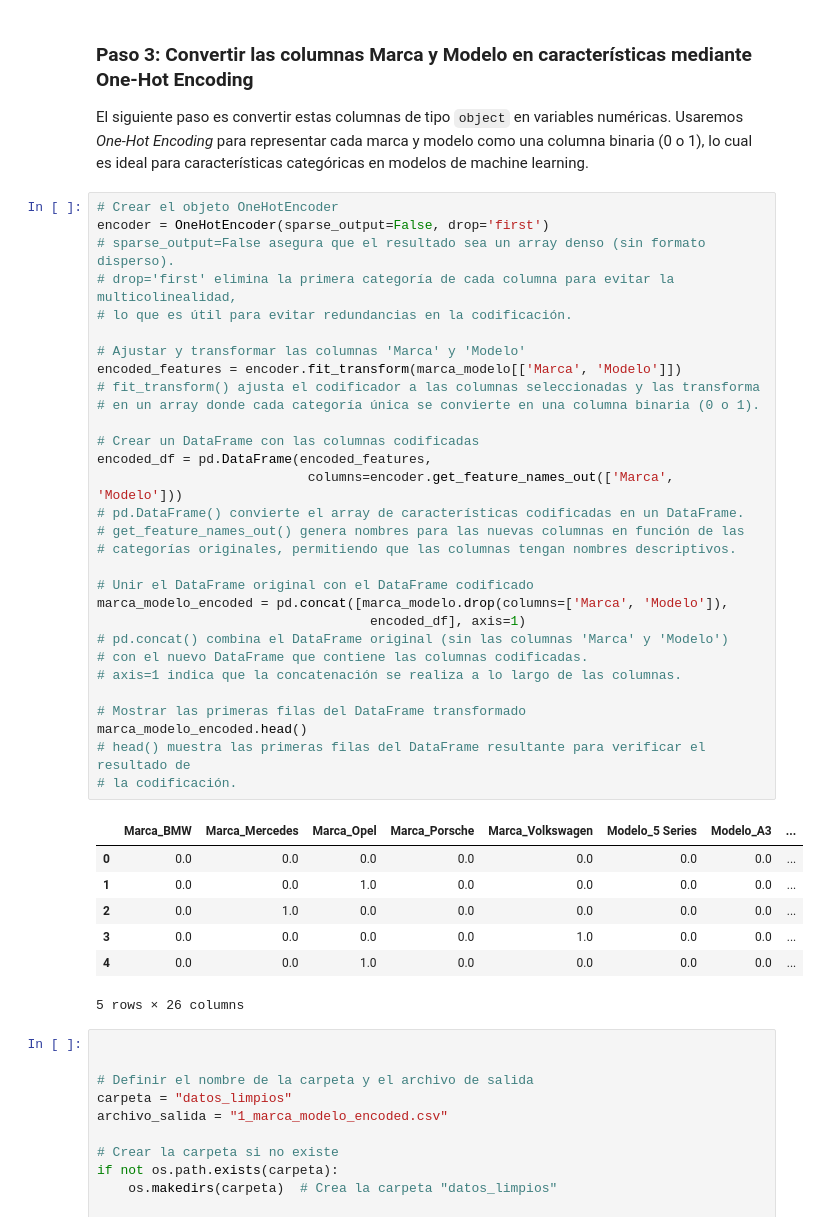
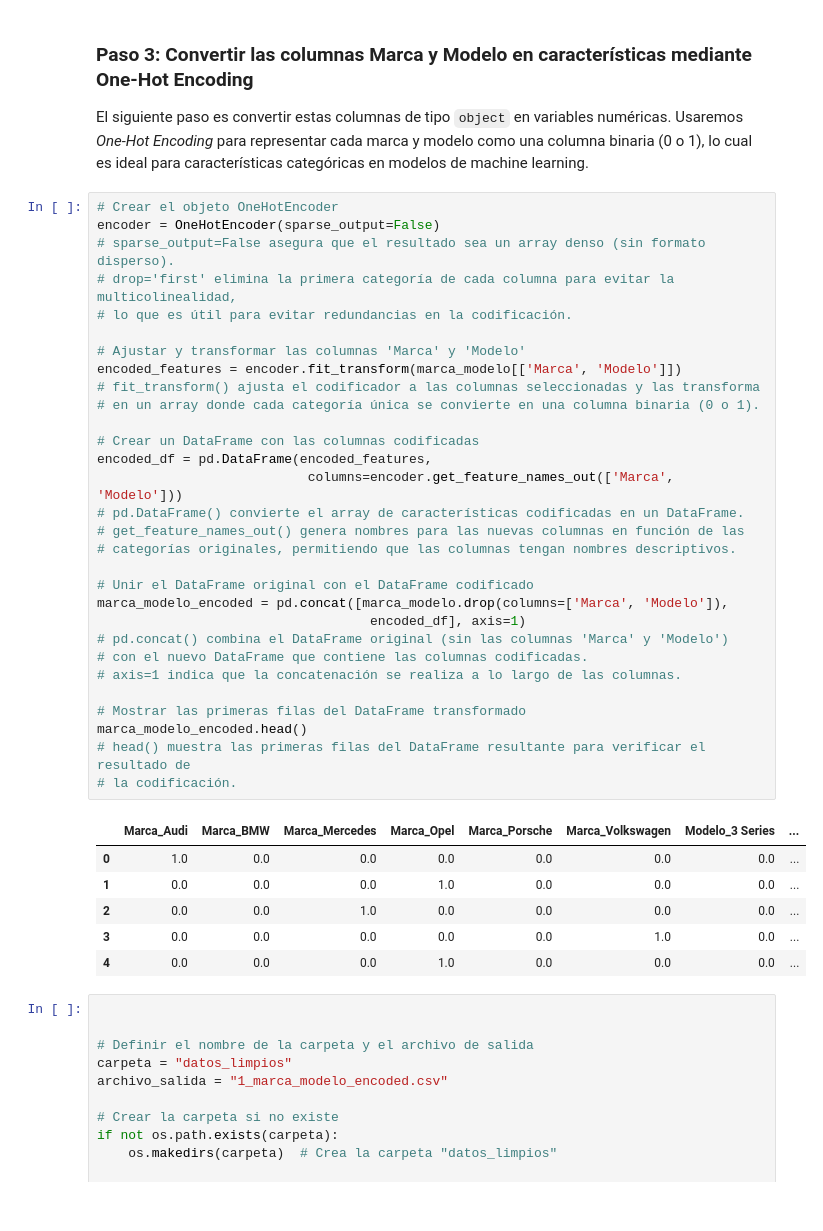
Before and after one commit to JorgeDataScientist/Machine_Learning_Scikit-Learn_Keras_TensorFlow, a Jupyter notebook: 4_Car_Price_Prediction_Machie_Learnig_Deploy/ETL.ipynb, the cells around one changed output. Drawn from its saved outputs; the diff is of its cells as text.

```diff
--- a/4_Car_Price_Prediction_Machie_Learnig_Deploy/ETL.ipynb
+++ b/4_Car_Price_Prediction_Machie_Learnig_Deploy/ETL.ipynb
@@ -167,42 +168,41 @@ Categories (22, object): ['3 Series', '5 Series', 'A3', 'A4', ..., 'Q7', 'Tiguan
 El siguiente paso es convertir estas columnas de tipo `object` en variables numéricas. Usaremos *One-Hot Encoding* para representar cada marca y modelo como una columna binaria (0 o 1), lo cual es ideal para características categóricas en modelos de machine learning.
 # %%
 # Crear el objeto OneHotEncoder
-encoder = OneHotEncoder(sparse_output=False, drop='first')
+encoder = OneHotEncoder(sparse_output=False)
 # sparse_output=False asegura que el resultado sea un array denso (sin formato disperso).
 # drop='first' elimina la primera categoría de cada columna para evitar la multicolinealidad,
 # lo que es útil para evitar redundancias en la codificación.
 
 # Ajustar y transformar las columnas 'Marca' y 'Modelo'
 encoded_features = encoder.fit_transform(marca_modelo[['Marca', 'Modelo']])
 # fit_transform() ajusta el codificador a las columnas seleccionadas y las transforma
 # en un array donde cada categoría única se convierte en una columna binaria (0 o 1).
 
 # Crear un DataFrame con las columnas codificadas
 encoded_df = pd.DataFrame(encoded_features,
                            columns=encoder.get_feature_names_out(['Marca', 'Modelo']))
 # pd.DataFrame() convierte el array de características codificadas en un DataFrame.
 # get_feature_names_out() genera nombres para las nuevas columnas en función de las
 # categorías originales, permitiendo que las columnas tengan nombres descriptivos.
 
 # Unir el DataFrame original con el DataFrame codificado
 marca_modelo_encoded = pd.concat([marca_modelo.drop(columns=['Marca', 'Modelo']),
                                    encoded_df], axis=1)
 # pd.concat() combina el DataFrame original (sin las columnas 'Marca' y 'Modelo')
 # con el nuevo DataFrame que contiene las columnas codificadas.
 # axis=1 indica que la concatenación se realiza a lo largo de las columnas.
 
 # Mostrar las primeras filas del DataFrame transformado
 marca_modelo_encoded.head()
 # head() muestra las primeras filas del DataFrame resultante para verificar el resultado de
 # la codificación.
 # %% [output]
-|  | Marca_BMW | Marca_Mercedes | Marca_Opel | Marca_Porsche | Marca_Volkswagen | Modelo_5 Series | Modelo_A3 | ... |
-| 0 | 0.0 | 0.0 | 0.0 | 0.0 | 0.0 | 0.0 | 0.0 | ... |
-| 1 | 0.0 | 0.0 | 1.0 | 0.0 | 0.0 | 0.0 | 0.0 | ... |
-| 2 | 0.0 | 1.0 | 0.0 | 0.0 | 0.0 | 0.0 | 0.0 | ... |
-| 3 | 0.0 | 0.0 | 0.0 | 0.0 | 1.0 | 0.0 | 0.0 | ... |
-| 4 | 0.0 | 0.0 | 1.0 | 0.0 | 0.0 | 0.0 | 0.0 | ... |
+|  | Marca_Audi | Marca_BMW | Marca_Mercedes | Marca_Opel | Marca_Porsche | Marca_Volkswagen | Modelo_3 Series | ... |
+| 0 | 1.0 | 0.0 | 0.0 | 0.0 | 0.0 | 0.0 | 0.0 | ... |
+| 1 | 0.0 | 0.0 | 0.0 | 1.0 | 0.0 | 0.0 | 0.0 | ... |
+| 2 | 0.0 | 0.0 | 1.0 | 0.0 | 0.0 | 0.0 | 0.0 | ... |
+| 3 | 0.0 | 0.0 | 0.0 | 0.0 | 0.0 | 1.0 | 0.0 | ... |
+| 4 | 0.0 | 0.0 | 0.0 | 1.0 | 0.0 | 0.0 | 0.0 | ... |
-5 rows × 26 columns
 # %%
 
 
```
Also changed, not shown: parts of 19 cells of this notebook, 4 other files.
